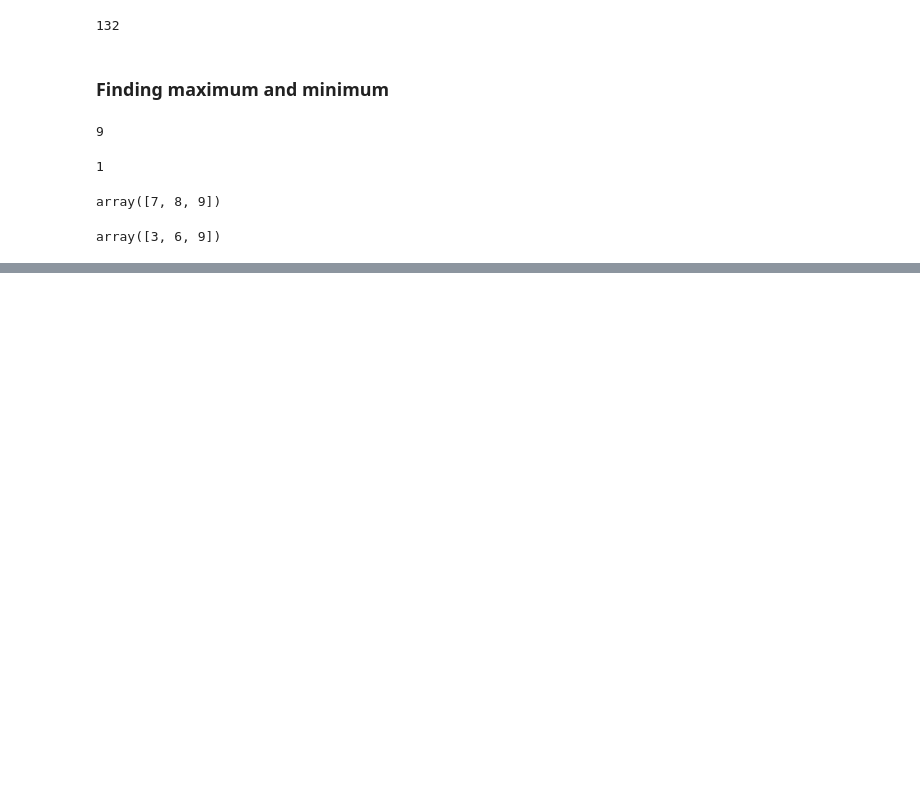
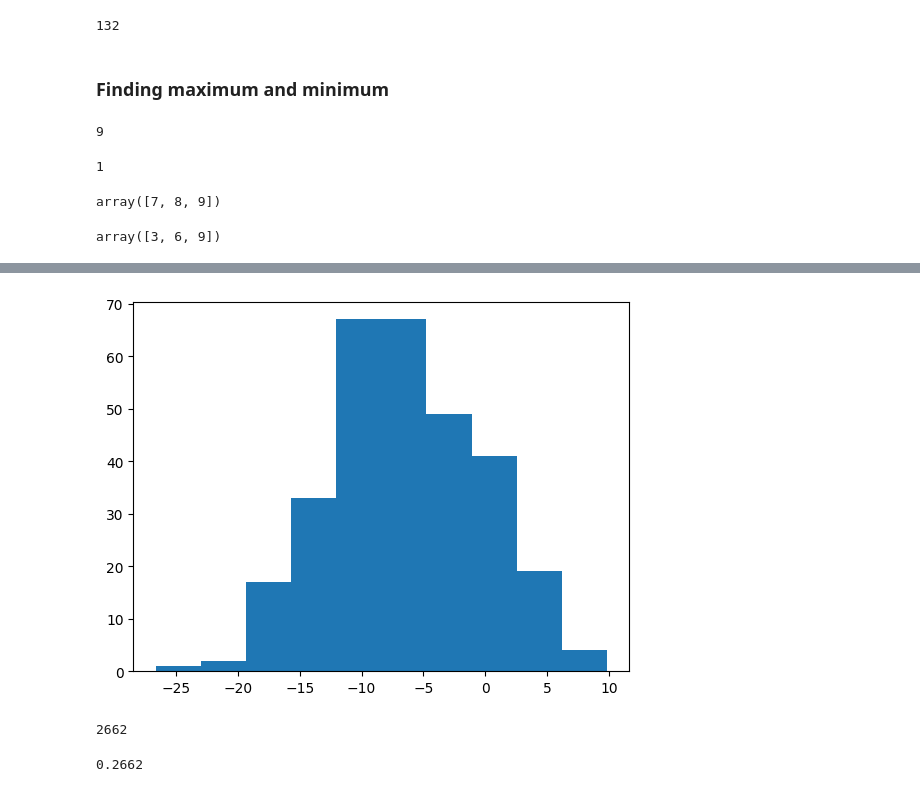
Before and after one commit to PrajwalLuitel/lambton_college_assessments, a Jupyter notebook: python_v2/class_practice/practice3.ipynb, the cells around one changed output, grey strips where cells are left out. Cells and saved outputs as stored; diff of their text form; code cells hidden in the pictures; blank space fills up the shorter version.

```diff
--- a/python_v2/class_practice/practice3.ipynb
+++ b/python_v2/class_practice/practice3.ipynb
@@ -178,0 +212,20 @@ array([3, 6, 9])
+# %%
+plt.hist(np.random.normal(-6,+6,300), bins=10)
+plt.show()
+# %% [output]
+[figure, added]
+# %%
+b =  np.random.normal(0.0,1.0,1000000)
+std_dev = np.std(b)
+mean = np.mean(b)
+upper = mean+3*std_dev
+lower = mean-3*std_dev
+
+more_or_less_than_six = [x for x in b if x>upper or x<lower]
+print(len(more_or_less_than_six))
+# %% [output]
+2662
+# %%
+(len(more_or_less_than_six)/1000000)*100
+# %% [output]
+0.2662
```
Also changed, not shown: parts of 21 cells of this notebook.
